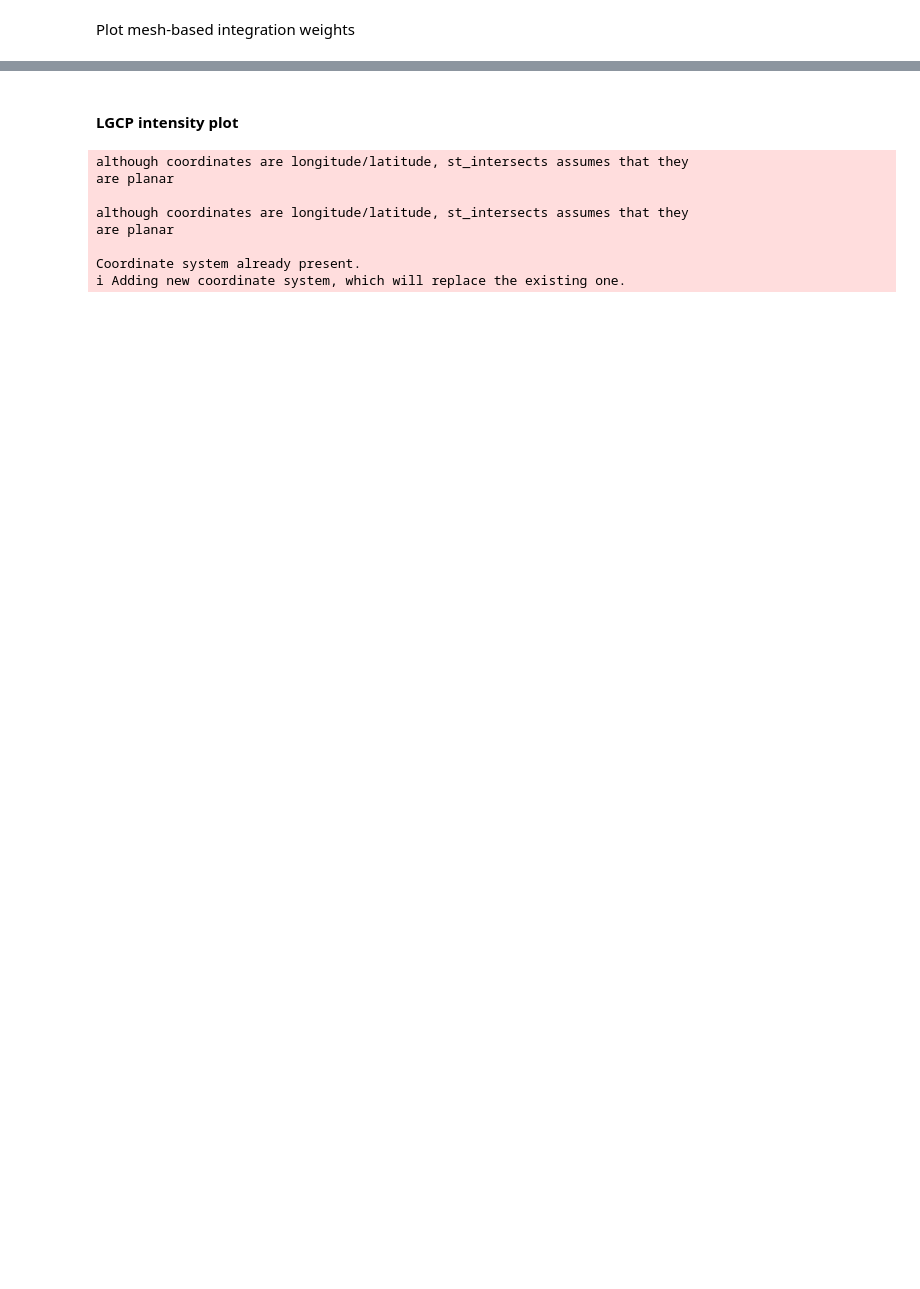
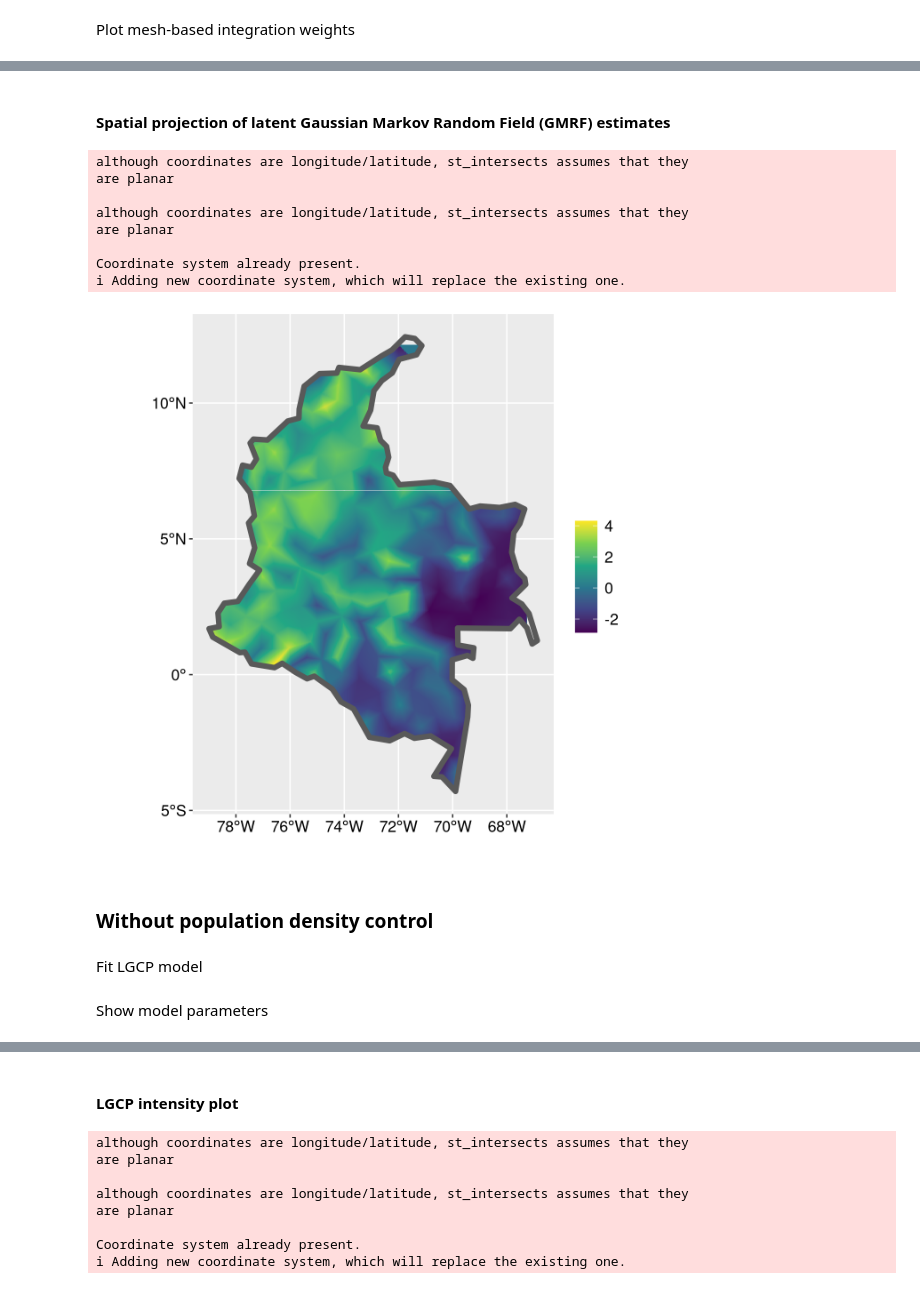
Before and after one commit to ElisavetPappa/col-conflict-sv, a Jupyter notebook: Pappa_et_al_EntireConflict.ipynb, the cells around one changed output, grey strips where cells are left out. Drawn from its saved outputs; the diff is of its cells as text; code cells hidden in the pictures; blank space fills up the shorter version.

```diff
--- a/Pappa_et_al_EntireConflict.ipynb
+++ b/Pappa_et_al_EntireConflict.ipynb
@@ -372,0 +516,26 @@ weights_plot_col <- get_weights(smesh, sf = colombia, plot = TRUE)
+# %% [markdown]
+#### Spatial projection of latent Gaussian Markov Random Field (GMRF) estimates
+# %%
+gmrf_field_plot <- get_fields(fit_with_covariate, smesh) |>
+  show_field(smesh = smesh, sf = colombia, clip = TRUE)
+
+gmrf_field_plot + theme(text = element_text(size = 14, color = "black"),
+                        axis.title = element_text(size = 16, color = "black"),
+                        axis.text = element_text(size = 12, color = "black"),
+                        plot.title = element_text(size = 18, color = "black"),
+                        legend.text = element_text(size = 12, color = "black"),
+                        legend.title = element_text(size = 14, color = "black"))
+# %% [output]
+although coordinates are longitude/latitude, st_intersects assumes that they
+are planar
+
+although coordinates are longitude/latitude, st_intersects assumes that they
+are planar
+
+Coordinate system already present.
+ℹ Adding new coordinate system, which will replace the existing one.
+[figure, added]
+# %% [markdown]
+### Without population density control
+# %% [markdown]
+Fit LGCP model
@@ -372,0 +548,2 @@ weights_plot_col <- get_weights(smesh, sf = colombia, plot = TRUE)
+# %% [markdown]
+Show model parameters
```
Also changed, not shown: parts of 39 cells of this notebook, 1 other file.
